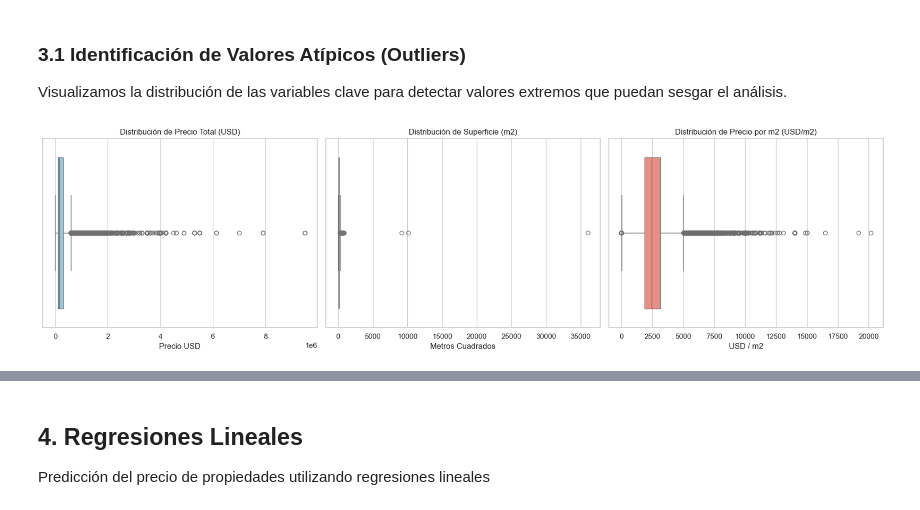
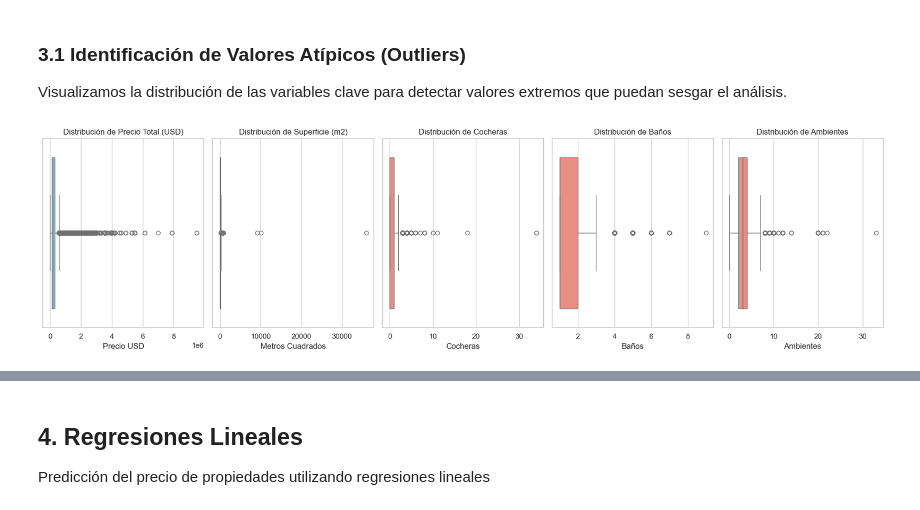
Before and after one commit to Lautaroogh/Real-State-Capital-Federal-Argentina, a Jupyter notebook: notebooks/analisis.ipynb, the cells around one changed output, grey strips where cells are left out. Drawn from its saved outputs; the diff is of its cells as text; code cells hidden in the pictures.

```diff
--- a/notebooks/analisis.ipynb
+++ b/notebooks/analisis.ipynb
@@ -108,24 +109,34 @@ Variables creadas: precio_m2, ambientes_m2, barrio
 ### 3.1 Identificación de Valores Atípicos (Outliers)
 Visualizamos la distribución de las variables clave para detectar valores extremos que puedan sesgar el análisis.
 # %%
-fig, axes = plt.subplots(1, 3, figsize=(18, 5))
+fig, axes = plt.subplots(1, 5, figsize=(18, 5))
 
 # Boxplot Precio Total
 sns.boxplot(x=df_clean['precio_usd'], ax=axes[0], color='skyblue')
 axes[0].set_title('Distribución de Precio Total (USD)')
 axes[0].set_xlabel('Precio USD')
 
 # Boxplot Superficie
 sns.boxplot(x=df_clean['m2'], ax=axes[1], color='lightgreen')
 axes[1].set_title('Distribución de Superficie (m2)')
 axes[1].set_xlabel('Metros Cuadrados')
 
-# Boxplot Precio m2
-sns.boxplot(x=df_clean['precio_m2'], ax=axes[2], color='salmon')
-axes[2].set_title('Distribución de Precio por m2 (USD/m2)')
-axes[2].set_xlabel('USD / m2')
+# Boxplot Cocheras
+sns.boxplot(x=df_clean['cocheras'], ax=axes[2], color='salmon')
+axes[2].set_title('Distribución de Cocheras')
+axes[2].set_xlabel('Cocheras')
+
+# Boxplot Baños
+sns.boxplot(x=df_clean['baños'], ax=axes[3], color='salmon')
+axes[3].set_title('Distribución de Baños')
+axes[3].set_xlabel('Baños')
+
+# Boxplot Ambientes
+sns.boxplot(x=df_clean['ambientes'], ax=axes[4], color='salmon')
+axes[4].set_title('Distribución de Ambientes')
+axes[4].set_xlabel('Ambientes')
 
 plt.tight_layout()
 plt.show()
 # %% [output]
-[figure, old version]
+[figure, new version]
```
Also changed, not shown: parts of 16 cells of this notebook.
